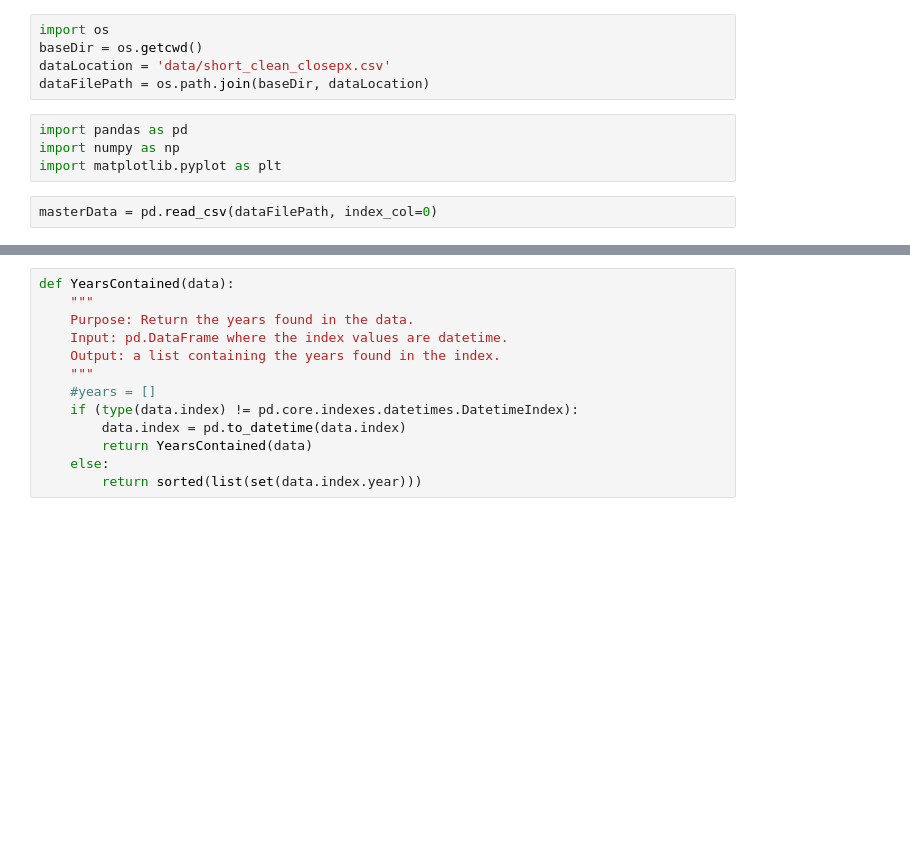
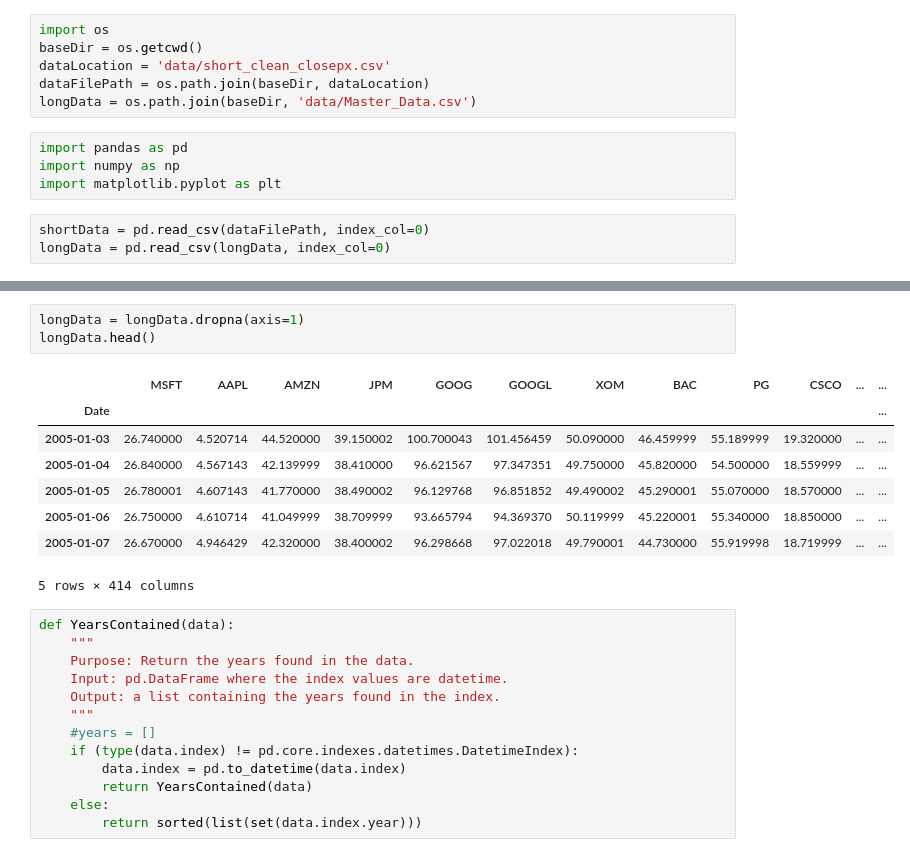
Before and after one commit to 1sandovalgerardo/SPY_Underlying_Study, a Jupyter notebook: TestHelpers.ipynb, the cells around one changed output, grey strips where cells are left out. Saved outputs shown, nothing was run; the diff lists cells and outputs as text; blank space fills up the shorter version.

```diff
--- a/TestHelpers.ipynb
+++ b/TestHelpers.ipynb
@@ -3,9 +3,11 @@ import os
 baseDir = os.getcwd()
 dataLocation = 'data/short_clean_closepx.csv'
 dataFilePath = os.path.join(baseDir, dataLocation)
+longData = os.path.join(baseDir, 'data/Master_Data.csv')
 # %%
 import pandas as pd
 import numpy as np
 import matplotlib.pyplot as plt
 # %%
-masterData = pd.read_csv(dataFilePath, index_col=0)
+shortData = pd.read_csv(dataFilePath, index_col=0)
+longData = pd.read_csv(longData, index_col=0)
@@ -12,3 +24,15 @@ masterData = pd.read_csv(dataFilePath, index_col=0)
+# %%
+longData = longData.dropna(axis=1)
+longData.head()
+# %% [output]
+|  | MSFT | AAPL | AMZN | JPM | GOOG | GOOGL | XOM | BAC | PG | CSCO | ... | ... |
+| Date |  |  |  |  |  |  |  |  |  |  |  | ... |
+| 2005-01-03 | 26.740000 | 4.520714 | 44.520000 | 39.150002 | 100.700043 | 101.456459 | 50.090000 | 46.459999 | 55.189999 | 19.320000 | ... | ... |
+| 2005-01-04 | 26.840000 | 4.567143 | 42.139999 | 38.410000 | 96.621567 | 97.347351 | 49.750000 | 45.820000 | 54.500000 | 18.559999 | ... | ... |
+| 2005-01-05 | 26.780001 | 4.607143 | 41.770000 | 38.490002 | 96.129768 | 96.851852 | 49.490002 | 45.290001 | 55.070000 | 18.570000 | ... | ... |
+| 2005-01-06 | 26.750000 | 4.610714 | 41.049999 | 38.709999 | 93.665794 | 94.369370 | 50.119999 | 45.220001 | 55.340000 | 18.850000 | ... | ... |
+| 2005-01-07 | 26.670000 | 4.946429 | 42.320000 | 38.400002 | 96.298668 | 97.022018 | 49.790001 | 44.730000 | 55.919998 | 18.719999 | ... | ... |
+5 rows × 414 columns
 # %%
 def YearsContained(data):
     """
```
Also changed, not shown: parts of 13 cells of this notebook.
